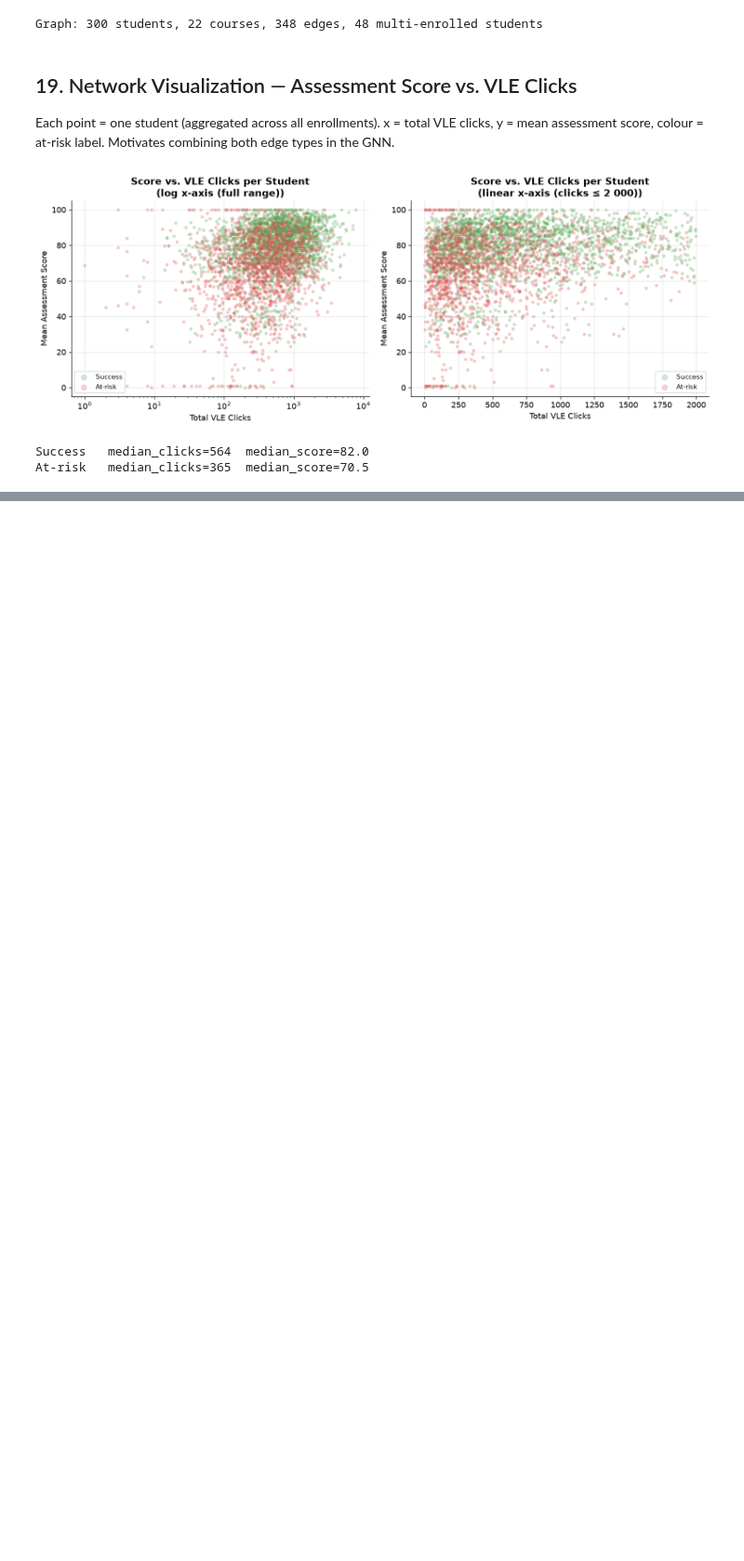
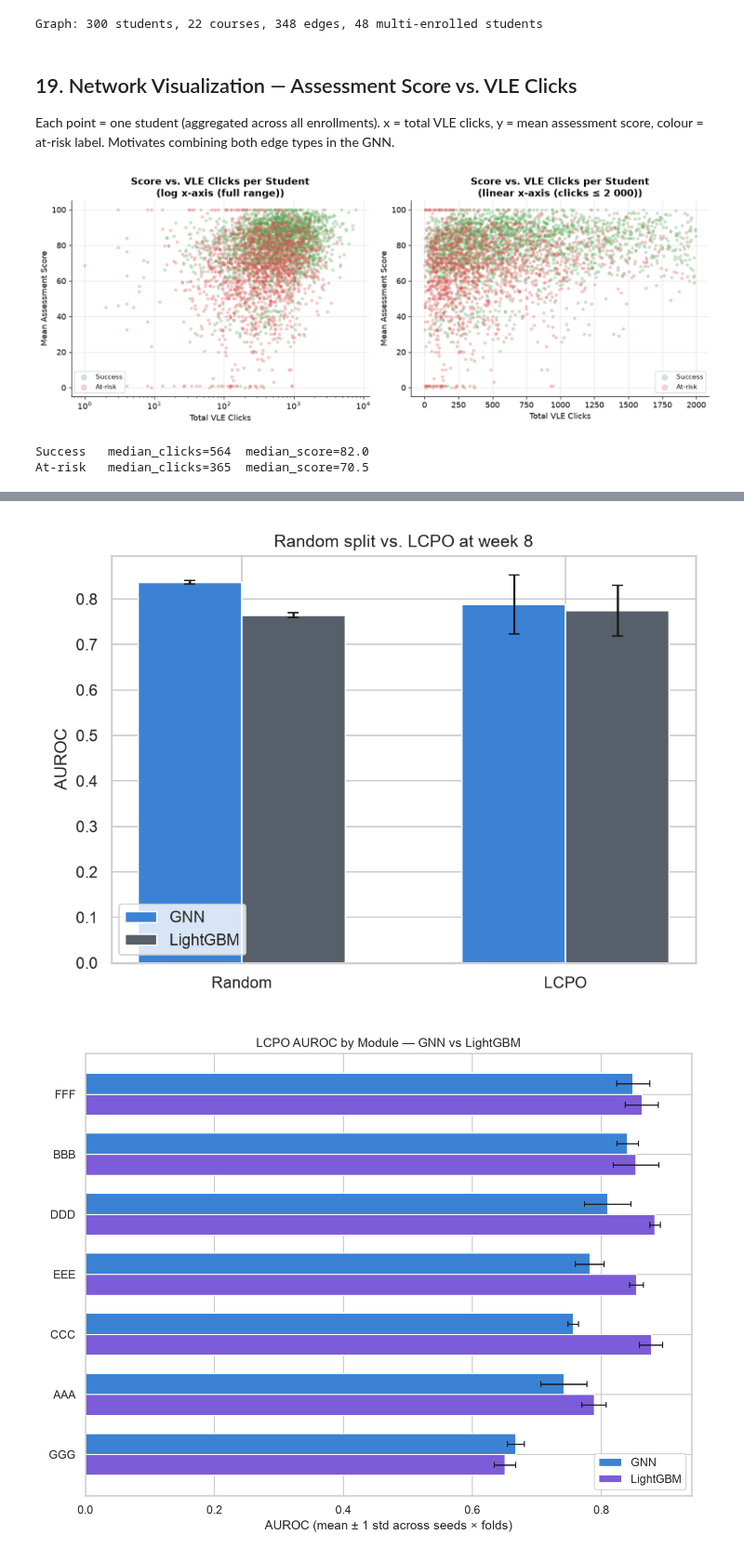
Before and after one commit to reyquiroz/OULAD_CourseAware, a Jupyter notebook: notebooks/OULAD_Graph_Analysis_Final.ipynb, the cells around one changed output, grey strips where cells are left out. Shown at 93% size. Cells and saved outputs as stored; diff of their text form; code cells hidden in the pictures; blank space fills up the shorter version.

```diff
--- a/notebooks/OULAD_Graph_Analysis_Final.ipynb
+++ b/notebooks/OULAD_Graph_Analysis_Final.ipynb
@@ -1031,0 +1036,17 @@ else:
+# %%
+# Figures from generate_report_figures.py
+from IPython.display import Image
+
+for fig_name, title in [
+    ("fig_random_vs_lcpo.png", "Random-Student vs LCPO Performance"),
+    ("fig_module_summary.png", "Module-Level LCPO Summary"),
+    ("fig_course_diagnostics.png", "Course Diagnostics"),
+]:
+    fig_path = GRAPH_DIR / "figures" / fig_name
+    if fig_path.exists():
+        display(Image(str(fig_path), width=900))
+    else:
+        print(f"Not found: {fig_path}")
+# %% [output]
+[figure, added]
+[figure, added]
```
Also changed, not shown: parts of 23 cells of this notebook, 1 other file.
